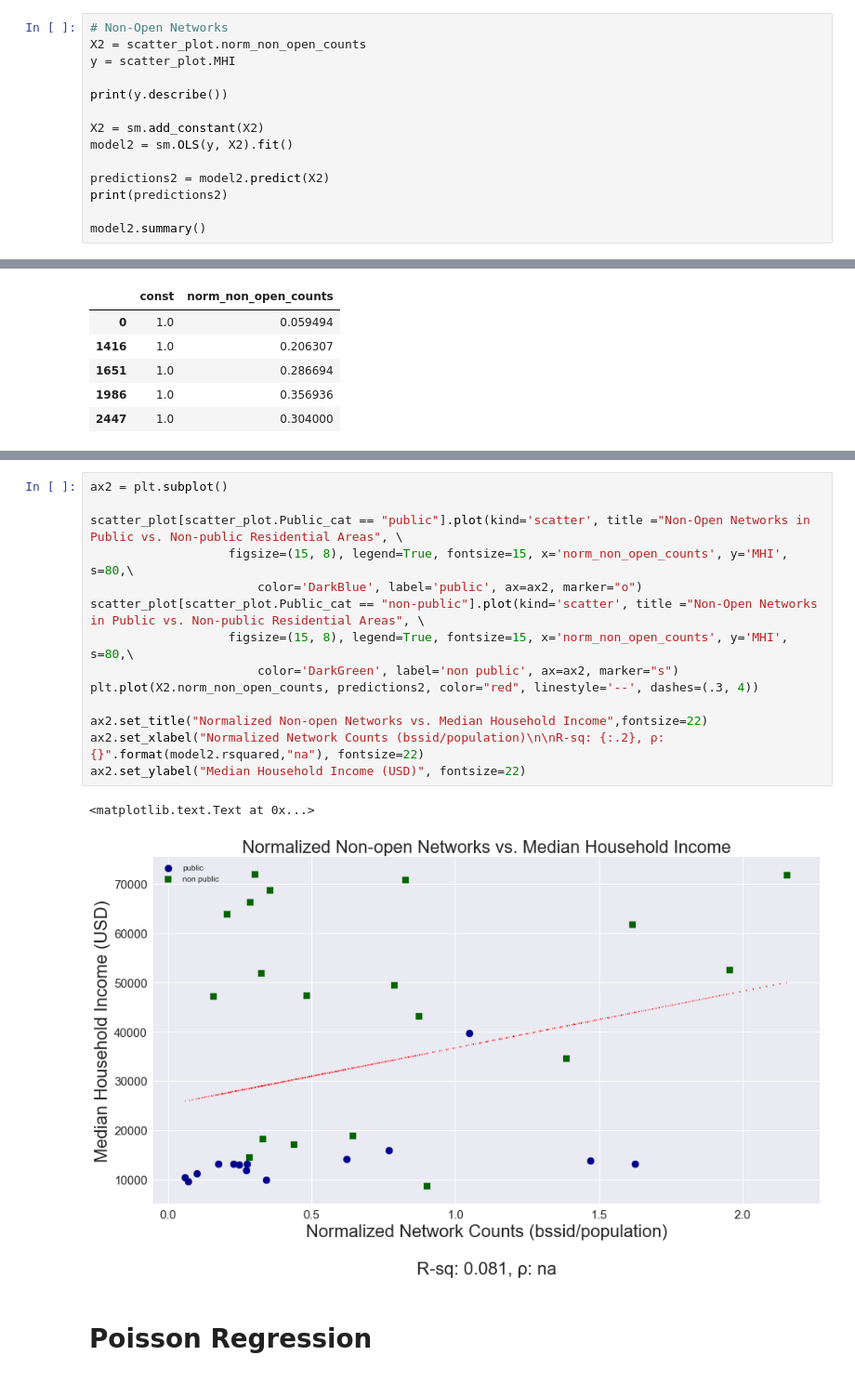
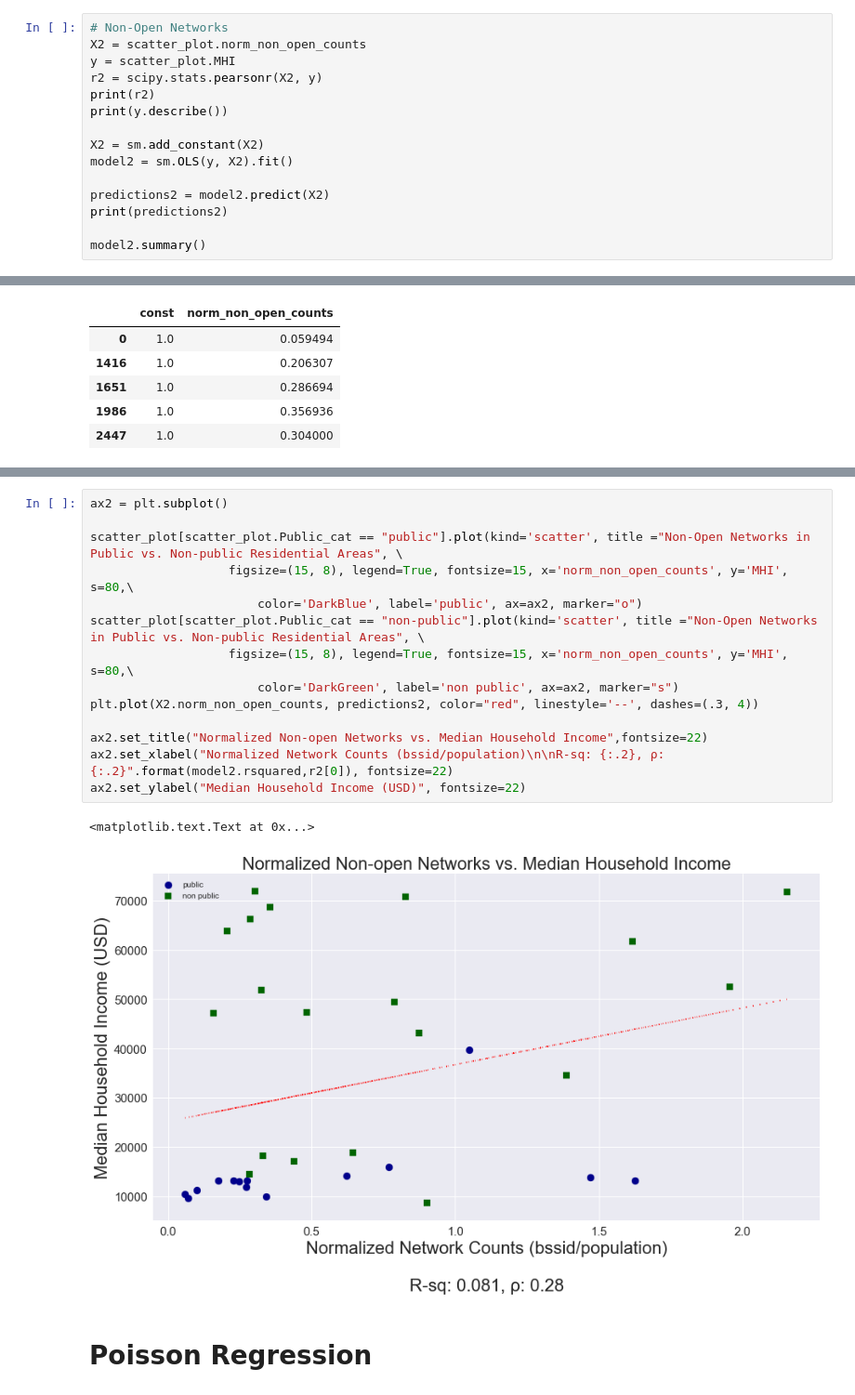
Before and after one commit to cor215/WiFind2017, a Jupyter notebook: Final Analysis - Wifind.ipynb, the cells around one changed output, grey strips where cells are left out. Shown at 93% size. Drawn from its saved outputs; the diff is of its cells as text.

```diff
--- a/Final Analysis - Wifind.ipynb
+++ b/Final Analysis - Wifind.ipynb
@@ -1208,7 +1211,8 @@ OLS Regression Results
 # Non-Open Networks
 X2 = scatter_plot.norm_non_open_counts
 y = scatter_plot.MHI
-
+r2 = scipy.stats.pearsonr(X2, y)
+print(r2)
 print(y.describe())
 
 X2 = sm.add_constant(X2)
@@ -1364,20 +1369,20 @@ ax1.set_ylabel("Median Household Income (USD)", fontsize=22)
 # %%
 ax2 = plt.subplot()
 
 scatter_plot[scatter_plot.Public_cat == "public"].plot(kind='scatter', title ="Non-Open Networks in Public vs. Non-public Residential Areas", \
                    figsize=(15, 8), legend=True, fontsize=15, x='norm_non_open_counts', y='MHI', s=80,\
                        color='DarkBlue', label='public', ax=ax2, marker="o")
 scatter_plot[scatter_plot.Public_cat == "non-public"].plot(kind='scatter', title ="Non-Open Networks in Public vs. Non-public Residential Areas", \
                    figsize=(15, 8), legend=True, fontsize=15, x='norm_non_open_counts', y='MHI', s=80,\
                        color='DarkGreen', label='non public', ax=ax2, marker="s")
 plt.plot(X2.norm_non_open_counts, predictions2, color="red", linestyle='--', dashes=(.3, 4))
 
 ax2.set_title("Normalized Non-open Networks vs. Median Household Income",fontsize=22)
-ax2.set_xlabel("Normalized Network Counts (bssid/population)\n\nR-sq: {:.2}, ρ: {}".format(model2.rsquared,"na"), fontsize=22)
+ax2.set_xlabel("Normalized Network Counts (bssid/population)\n\nR-sq: {:.2}, ρ: {:.2}".format(model2.rsquared,r2[0]), fontsize=22)
 ax2.set_ylabel("Median Household Income (USD)", fontsize=22)
 # %% [output]
 <matplotlib.text.Text at 0x...>
-[figure, old version]
+[figure, new version]
 # %% [markdown]
 # Poisson Regression
 # %%
```
Also changed, not shown: parts of 6 cells of this notebook, 1 other file.
